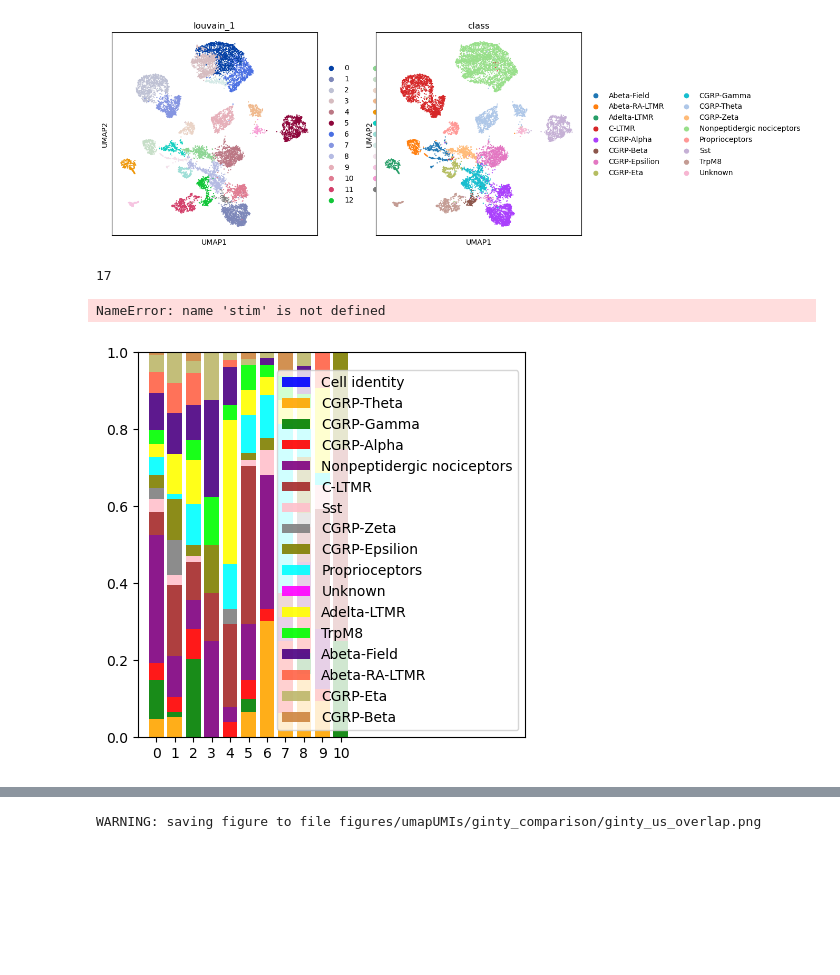
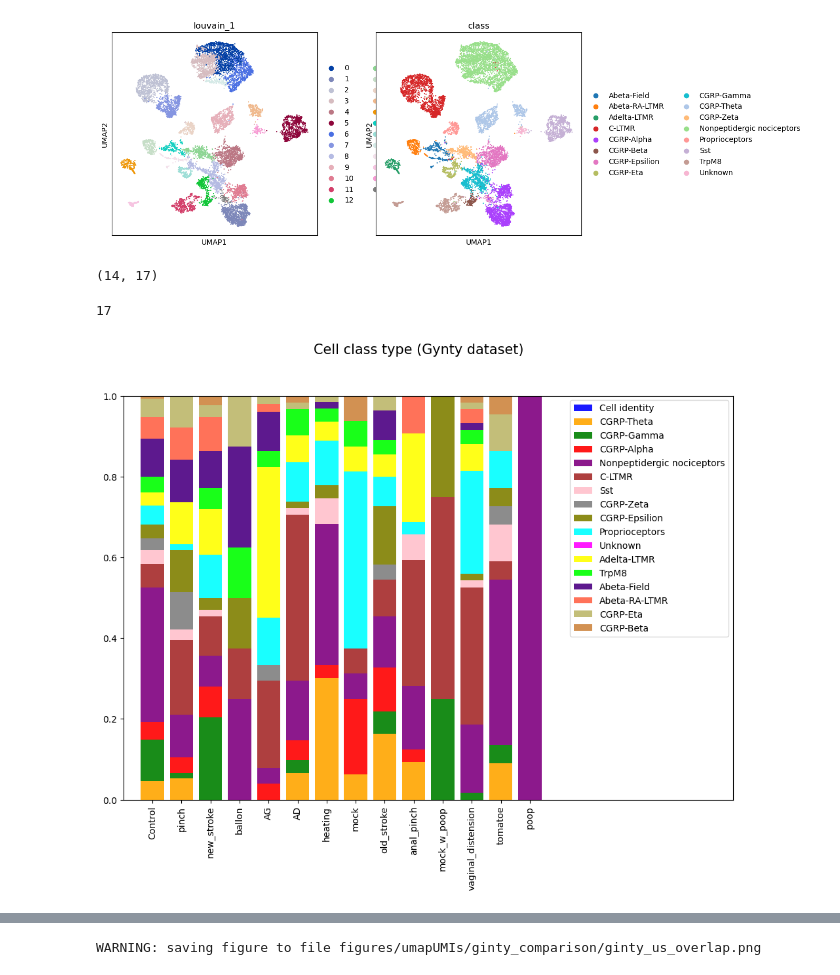
Before and after one commit to melisamc89/single_cell_sequencing, a Jupyter notebook: campari_scs_V_ginty_comparison.ipynb, the cells around one changed output, grey strips where cells are left out. Saved outputs shown, nothing was run; the diff lists cells and outputs as text; code cells hidden in the pictures; blank space fills up the shorter version.

```diff
--- a/campari_scs_V_ginty_comparison.ipynb
+++ b/campari_scs_V_ginty_comparison.ipynb
@@ -321,0 +117,16 @@ Highly variable genes: 3988
+# %%
+figure_path = '/home/melma31/Documents/single_cell_sequencing/figures/'
+input_path = '/home/melma31/Documents/single_cell_sequencing/output/'
+
+adata_campari = ad.read_h5ad(input_path + 'campari_scs.h5ad')
+sc.pp.normalize_total(adata_campari, target_sum=1e4)
+x = scipy.sparse.csr_matrix.toarray(adata_campari.X)
+stim = np.zeros((x.shape[0],))
+red = np.zeros((x.shape[0],))
+green = np.zeros((x.shape[0],))
+louvain = np.zeros((x.shape[0],6))
+
+for i in range(x.shape[0]):
+    stim[i] = adata_campari.obs['stimulus'][i]
+    red[i] = adata_campari.obs['red'][i]
+    green[i] = adata_campari.obs['green'][i]
@@ -322,7 +138,7 @@ Highly variable genes: 3988
 # %%
-var_names = adata.var_names.intersection(adata_new.var_names)
+var_names = adata.var_names.intersection(adata_campari.var_names)
 adata = adata[:, var_names]
-adata_new = adata_new[:, var_names]
+adata_campari = adata_new[:, var_names]
 # %%
 sc.pp.pca(adata)
 sc.pp.neighbors(adata)
@@ -347,10 +163,16 @@ def unique(list1):
             unique_list.append(x)
     return unique_list
 
+labels=['Control','pinch','new_stroke','ballon','AG','AD','heating','mock','old_stroke','anal_pinch','mock_w_poop','vaginal_distension','tomatoe','poop']
+
+colors = ['blue','orange','green','red','purple','brown','pink','gray','olive','cyan','magenta','yellow',
+          'lime','indigo','tomato','darkkhaki','peru']
+
+
 unique_classes = unique(df_class)
-fraction_cells = np.zeros((11,len(unique_classes)))
+fraction_cells = np.zeros((len(labels),len(unique_classes)))
 
-for i in range(11):
+for i in range(len(labels)):
 
     index = np.logical_and(adata_new.obs['stimulus'] == i,adata_new.obs['red'] >= 0)
     aux_adata = adata_new[index,:]
@@ -358,3 +180,6 @@ for i in range(11):
         one_class = aux_adata.obs['class'][j]
         index = unique_classes.index(one_class)
         fraction_cells[i,index] +=1
+print(fraction_cells.shape)
+# %% [output]
+(14, 17)
@@ -363,30 +186,26 @@ fraction_cells = fraction_cells / np.sum(fraction_cells, axis = 1).reshape(-1,1)
 # %%
-labels=['Control','pinch','new_stroke','ballon','AG','AD','heating','mock','old_stroke','anal_pinch','mock_w_poop','vaginal_distension','tomatoe','poop']
-
-colors = ['blue','orange','green','red','purple','brown','pink','gray','olive','cyan','magenta','yellow',
-          'lime','indigo','tomato','darkkhaki','peru']
+fraction_cells = fraction_cells / np.sum(fraction_cells, axis = 1).reshape(-1,1)
 
 #colors = ['gainsboro','green','darkorange','purple','magenta','cyan','red','orange','yellow','brown',
 #         'orange','blue','violet','k']
 
 print(len(unique_classes))
 fig, axes = plt.subplots()
 cumulative = fraction_cells[:,0] * 0
 for i in range(len(unique_classes)):
-    axes.bar(np.arange(0,11),fraction_cells[:,i], bottom = cumulative, color = colors[i],alpha = 0.9)
+    axes.bar(np.arange(0,len(labels)),fraction_cells[:,i], bottom = cumulative, color = colors[i],alpha = 0.9)
     cumulative = cumulative + fraction_cells[:,i]
 
 axes.legend(unique_classes)
 axes.set_ylim([0,1])
 axes.set_xlim([-1,20])
-axes.set_xticks(np.arange(0,11))
-xticklabels = axes.set_xticklabels(stim)
+axes.set_xticks(np.arange(0,len(labels)))
+xticklabels = axes.set_xticklabels(labels)
 axes.set_xticklabels(xticklabels, rotation = 90)
 
 fig.set_size_inches([12,8])
 fig.suptitle('Cell class type (Gynty dataset)', fontsize = 15)
 fig.savefig(figure_path + 'classification.png')
 # %% [output]
 17
-NameError: name 'stim' is not defined
-[figure, old version]
+[figure, new version]
```
Also changed, not shown: parts of 19 cells of this notebook, 1 other file.
